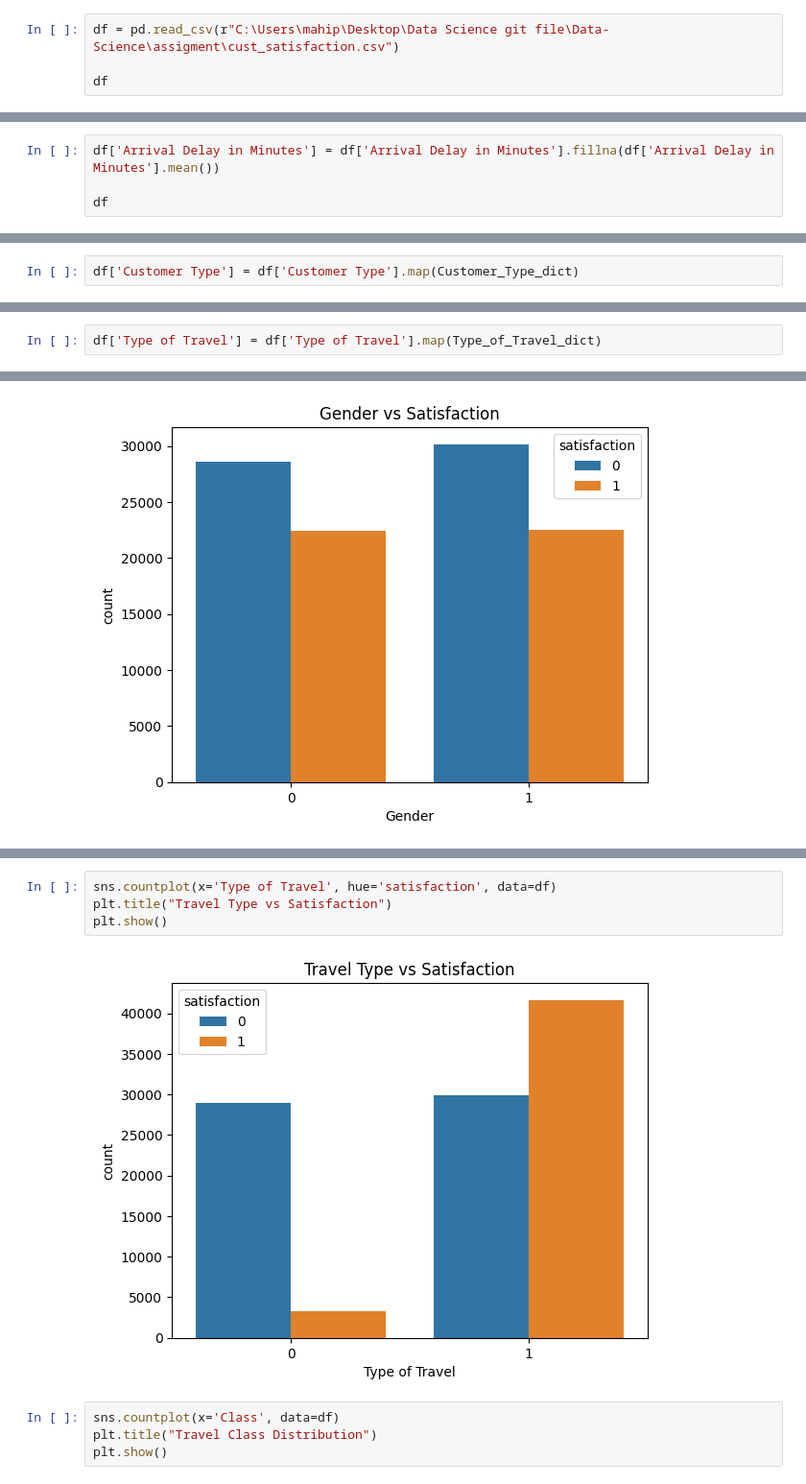
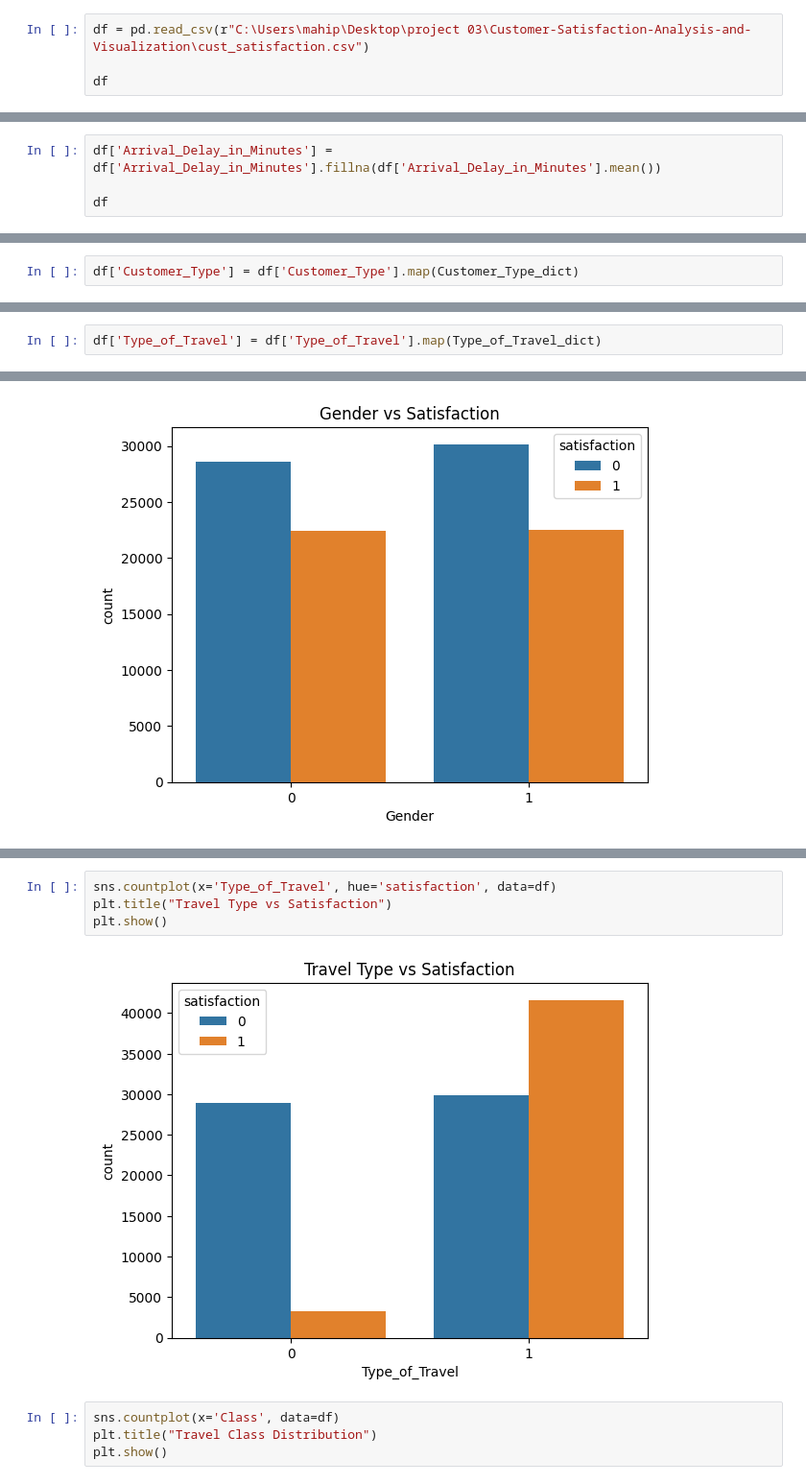
Before and after one commit to Mahipalsingh240806/Customer-Satisfaction-Analysis-and-Visualization, a Jupyter notebook: project_03.ipynb, the cells around one changed output, grey strips where cells are left out. Shown at 96% size. Drawn from its saved outputs; the diff is of its cells as text.

Commit message:
project 03 real project

```diff
--- a/project_03.ipynb
+++ b/project_03.ipynb
@@ -6,7 +6,7 @@ import pandas as pd
 import seaborn as sns
 import matplotlib.pyplot as plt
 # %%
-df = pd.read_csv(r"C:\Users\mahip\Desktop\Data Science git file\Data-Science\assigment\cust_satisfaction.csv")
+df = pd.read_csv(r"C:\Users\mahip\Desktop\project 03\Customer-Satisfaction-Analysis-and-Visualization\cust_satisfaction.csv")
 
 df
 # %% [output]
@@ -142,7 +142,7 @@ df.fillna(0)
 | 103903 | Male | Loyal Customer | Business travel | Business | neutral or dissatisfied | 27 | 1723 | ... |
 103904 rows × 12 columns
 # %%
-df['Arrival Delay in Minutes'] = df['Arrival Delay in Minutes'].fillna(df['Arrival Delay in Minutes'].mean())
+df['Arrival_Delay_in_Minutes'] = df['Arrival_Delay_in_Minutes'].fillna(df['Arrival_Delay_in_Minutes'].mean())
 
 df
 # %% [output]
@@ -300,5 +300,5 @@ Name: Gender, Length: 103732, dtype: int64
 Customer_Type_dict = {'Loyal Customer' : 0,
 'disloyal Customer' : 1}
 # %%
-df['Customer Type'] = df['Customer Type'].map(Customer_Type_dict)
+df['Customer_Type'] = df['Customer_Type'].map(Customer_Type_dict)
 # %%
@@ -320,5 +320,5 @@ Name: Customer Type, Length: 103732, dtype: int64
 Type_of_Travel_dict = {'Personal Travel' : 0,
                         'Business travel' : 1}
 # %%
-df['Type of Travel'] = df['Type of Travel'].map(Type_of_Travel_dict)
+df['Type_of_Travel'] = df['Type_of_Travel'].map(Type_of_Travel_dict)
 # %%
@@ -415,11 +415,11 @@ plt.show()
 # %% [output]
 [figure]
 # %%
-sns.countplot(x='Type of Travel', hue='satisfaction', data=df)
+sns.countplot(x='Type_of_Travel', hue='satisfaction', data=df)
 plt.title("Travel Type vs Satisfaction")
 plt.show()
 # %% [output]
-[figure, old version]
+[figure, new version]
 # %%
 sns.countplot(x='Class', data=df)
 plt.title("Travel Class Distribution")
```
Also changed, not shown: parts of 35 cells of this notebook, 6 other files.
